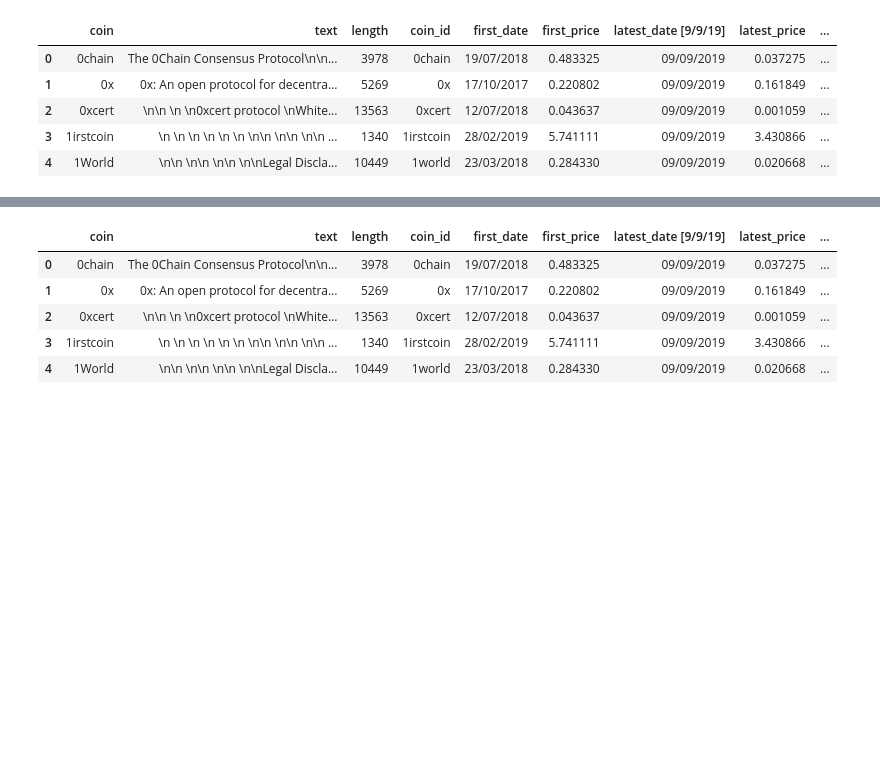
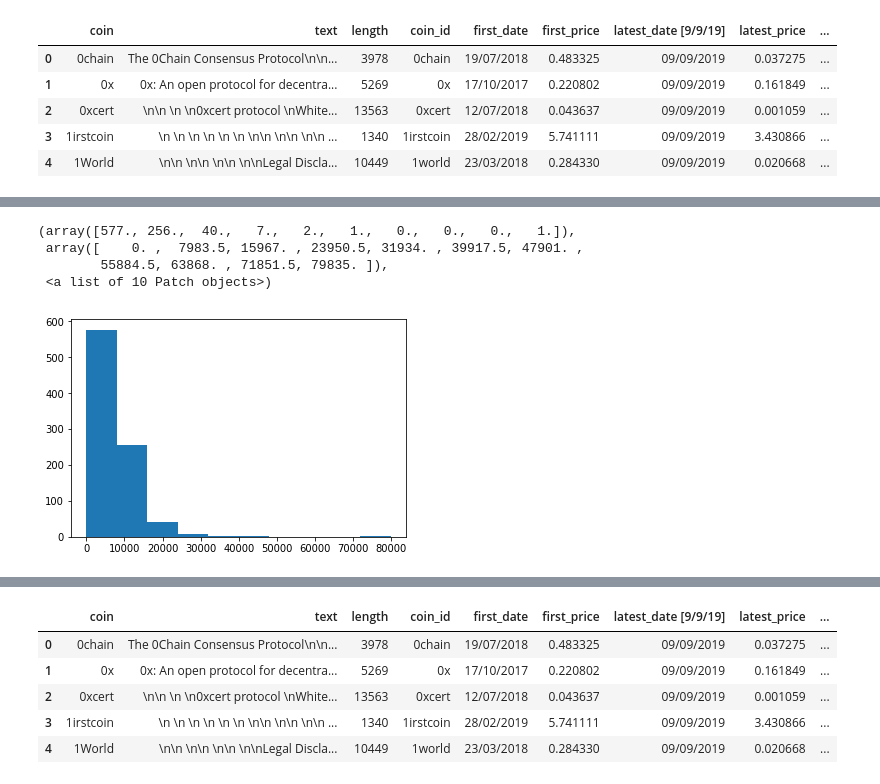
Before and after one commit to aziz0519/Data-Science-Projects, a Jupyter notebook: Text_analytics_of_blockchain_whitepapers.ipynb, the cells around one changed output, grey strips where cells are left out. Drawn from its saved outputs; the diff is of its cells as text; code cells hidden in the pictures; blank space fills up the shorter version.

```diff
--- a/Text_analytics_of_blockchain_whitepapers.ipynb
+++ b/Text_analytics_of_blockchain_whitepapers.ipynb
@@ -247,0 +200,3 @@ data.head()
+# %%
+data['readability'] = data['clean_text3'].apply(textstat.flesch_reading_ease)
+data.head()
@@ -247,0 +222,10 @@ data.head()
+# %%
+list_words = []
+list_words_length = []
+
+for i in range(len(data)):
+  split_text = data['clean_text3'][i].split()
+  list_words.append(split_text)
+  list_words_length.append(len(split_text))
+
+len(list_words)
@@ -247,0 +234,4 @@ data.head()
+# %%
+data['text_corpus'] = list_words
+data['text_corpus_length'] = list_words_length
+data.head()
@@ -247,0 +245,8 @@ data.head()
+# %%
+plt.hist(data['clean_text_length'])
+# %% [output]
+(array([577., 256.,  40.,   7.,   2.,   1.,   0.,   0.,   0.,   1.]),
+ array([    0. ,  7983.5, 15967. , 23950.5, 31934. , 39917.5, 47901. ,
+        55884.5, 63868. , 71851.5, 79835. ]),
+ <a list of 10 Patch objects>)
+[figure, added]
```
Also changed, not shown: parts of 90 cells of this notebook.
